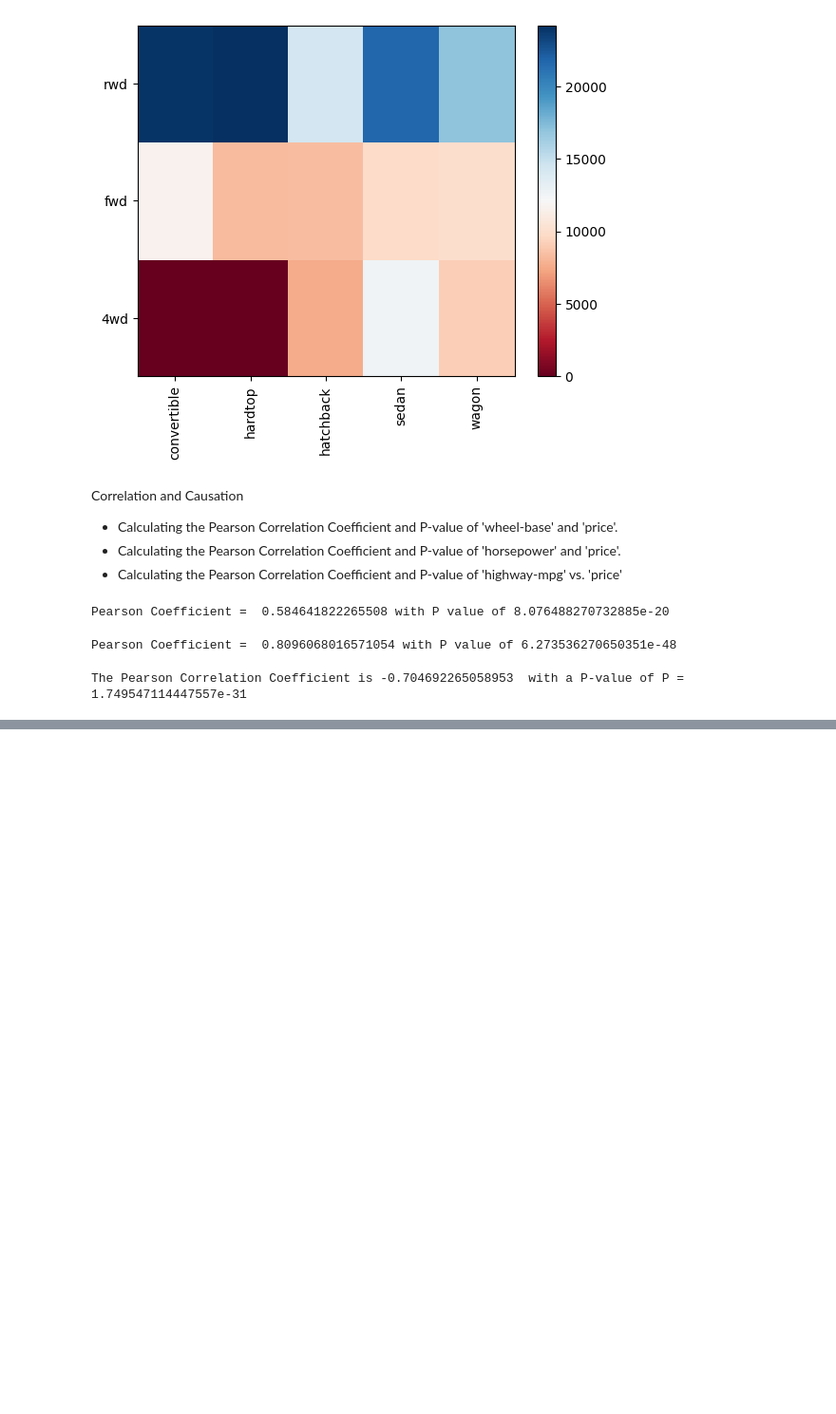
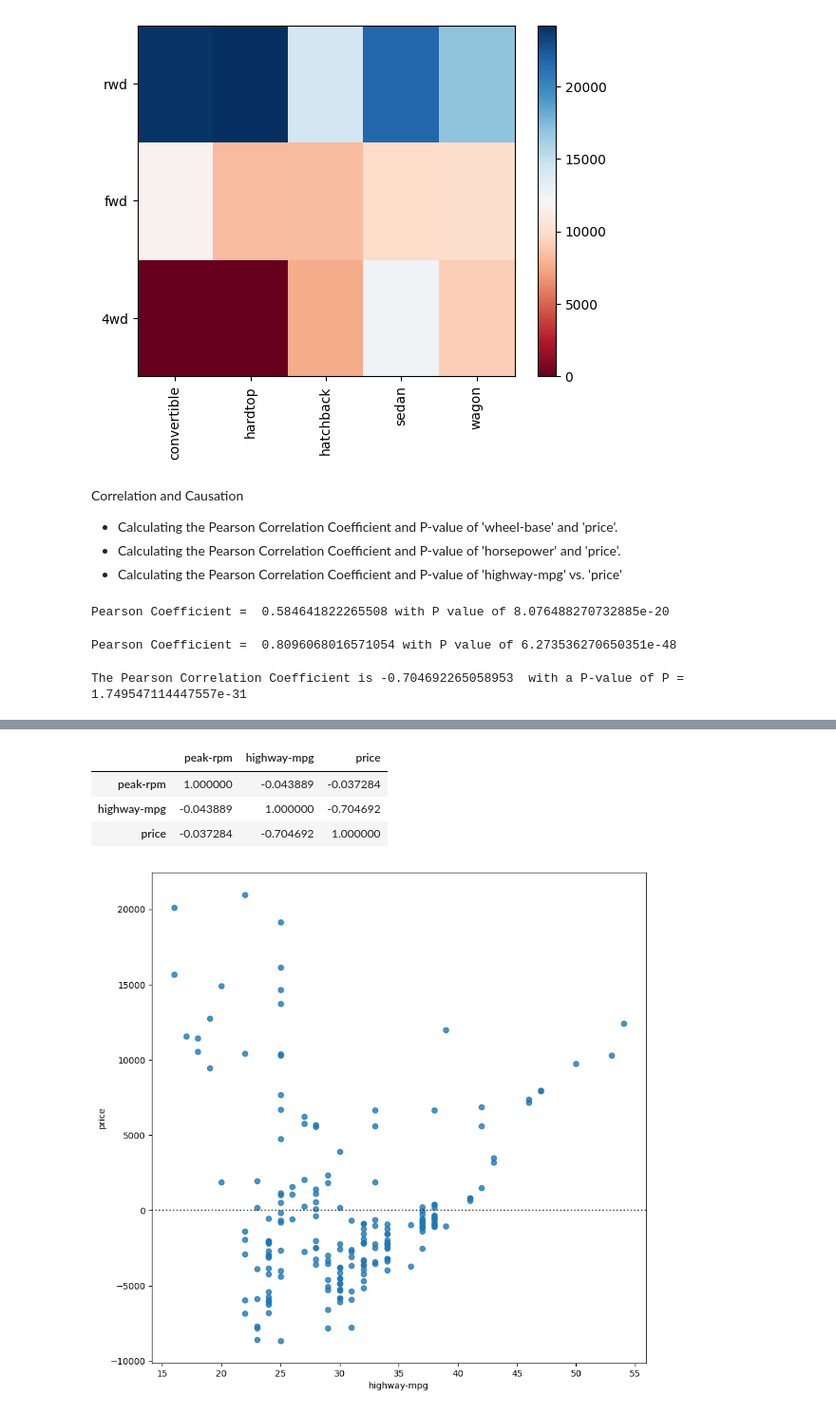
Before and after one commit to MaliniVibin1502/python, a Jupyter notebook: Usedcarpricing.ipynb, the cells around one changed output, grey strips where cells are left out. Shown at 95% size. Cells and saved outputs as stored; diff of their text form; code cells hidden in the pictures; blank space fills up the shorter version.

```diff
--- a/Usedcarpricing.ipynb
+++ b/Usedcarpricing.ipynb
@@ -690,0 +791,13 @@ The Pearson Correlation Coefficient is -0.704692265058953  with a P-value of P =
+# %%
+uc[["peak-rpm","highway-mpg","price"]].corr()
+# %% [output]
+|  | peak-rpm | highway-mpg | price |
+| peak-rpm | 1.000000 | -0.043889 | -0.037284 |
+| highway-mpg | -0.043889 | 1.000000 | -0.704692 |
+| price | -0.037284 | -0.704692 | 1.000000 |
+# %%
+plt.figure(figsize=(10,10))
+sns.residplot(x=uc['highway-mpg'], y=uc['price'])
+plt.show()
+# %% [output]
+[figure, added]
```
Also changed, not shown: parts of 44 cells of this notebook.
